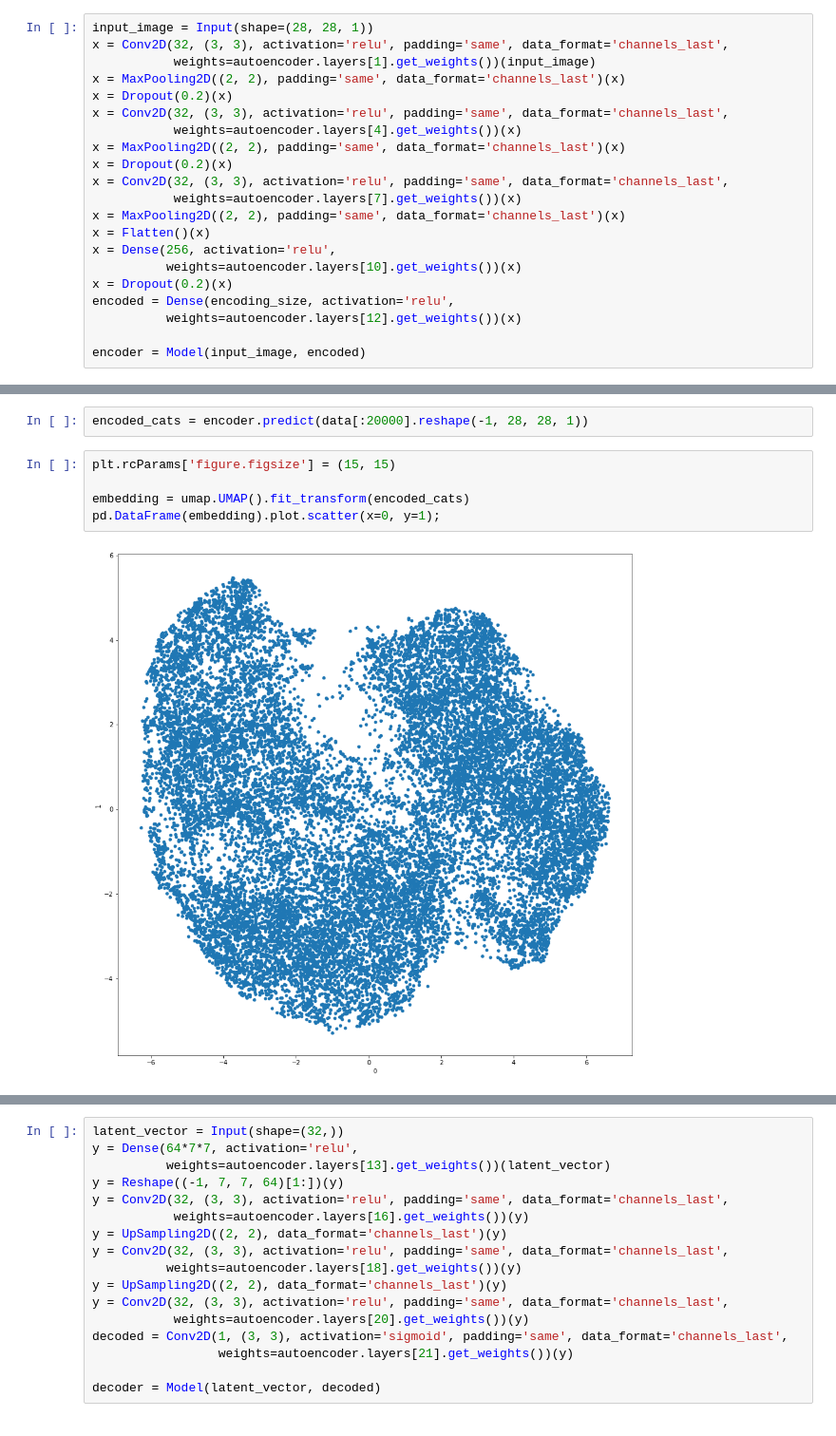
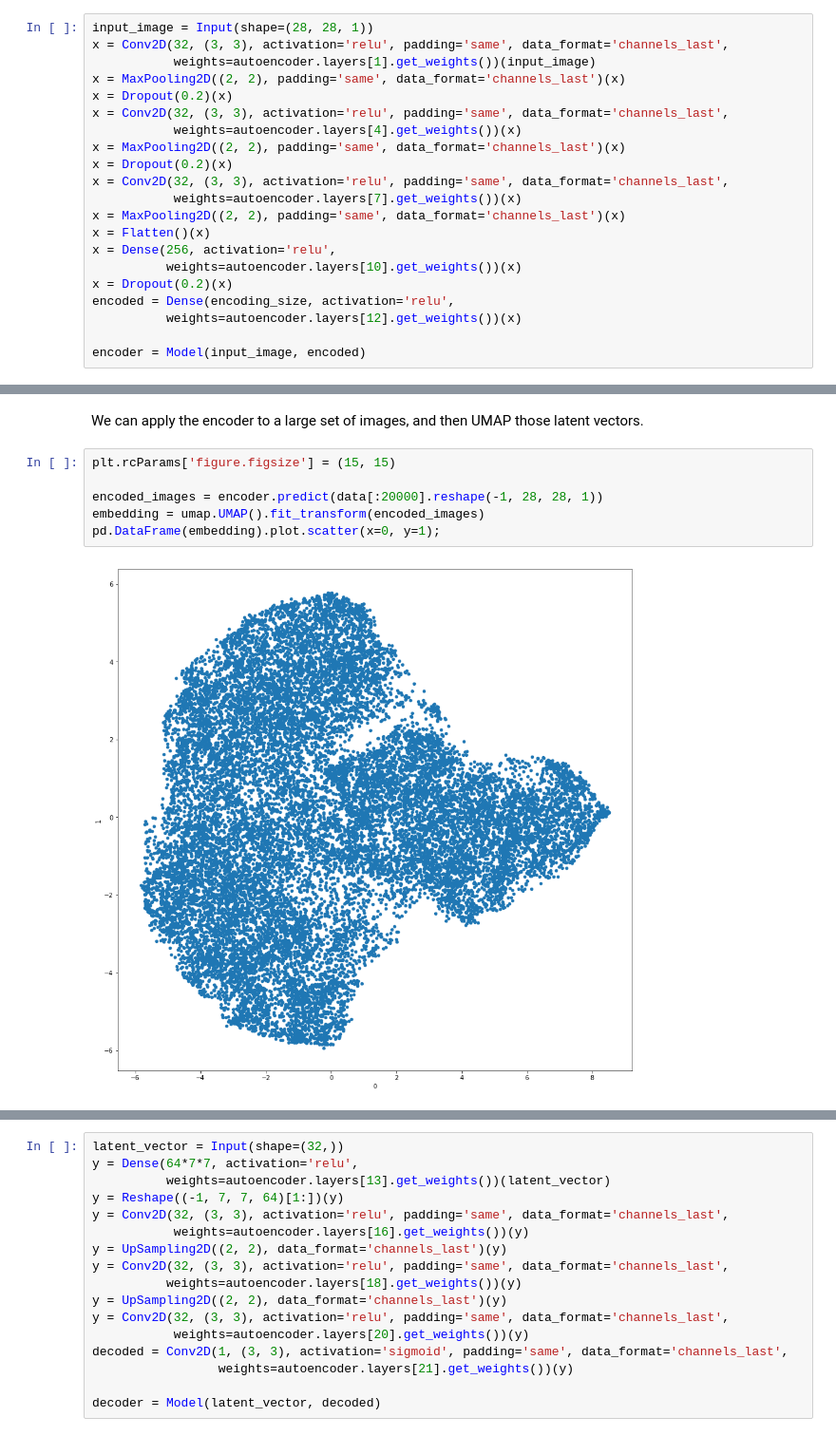
Before and after one commit to harrisonpim/badly-drawn-boys, a Jupyter notebook: notebooks/03 - autoencoders.ipynb, the cells around one changed output, grey strips where cells are left out. Shown at 95% size. Drawn from its saved outputs; the diff is of its cells as text.

```diff
--- a/notebooks/03 - autoencoders.ipynb
+++ b/notebooks/03 - autoencoders.ipynb
@@ -148,9 +170,10 @@ plt.imshow(random_image.reshape(28, 28), cmap='Greys');
+# %% [markdown]
+We can apply the encoder to a large set of images, and then UMAP those latent vectors.
 # %%
-encoded_cats = encoder.predict(data[:20000].reshape(-1, 28, 28, 1))
+plt.rcParams['figure.figsize'] = (15, 15)
+
+encoded_images = encoder.predict(data[:20000].reshape(-1, 28, 28, 1))
+embedding = umap.UMAP().fit_transform(encoded_images)
+pd.DataFrame(embedding).plot.scatter(x=0, y=1);
+# %% [output]
+[figure, added]
-# %%
-plt.rcParams['figure.figsize'] = (15, 15)
-
-embedding = umap.UMAP().fit_transform(encoded_cats)
-pd.DataFrame(embedding).plot.scatter(x=0, y=1);
-# %% [output]
-[figure, removed]
```
Also changed, not shown: parts of 28 cells of this notebook, 5 other files.
